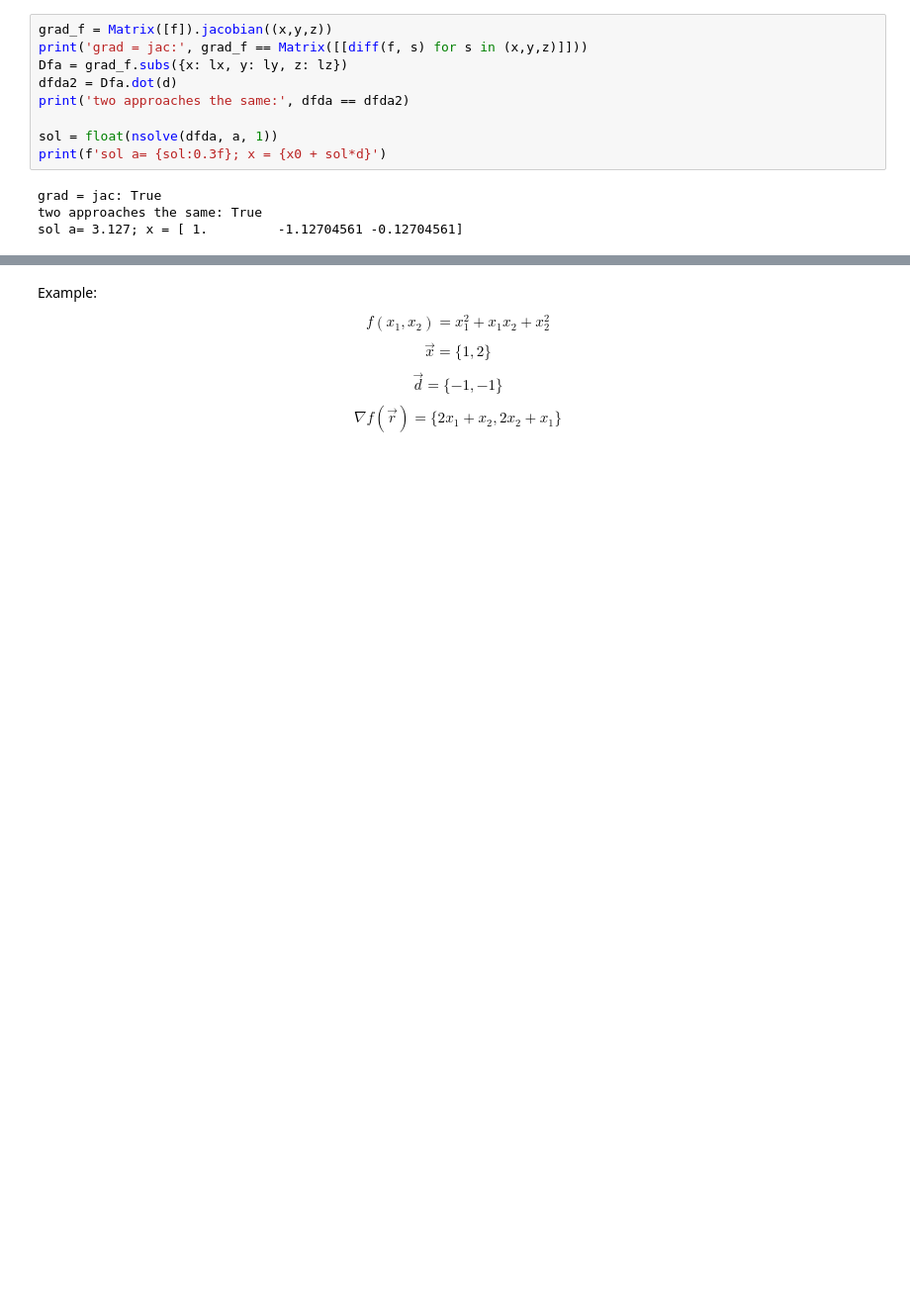
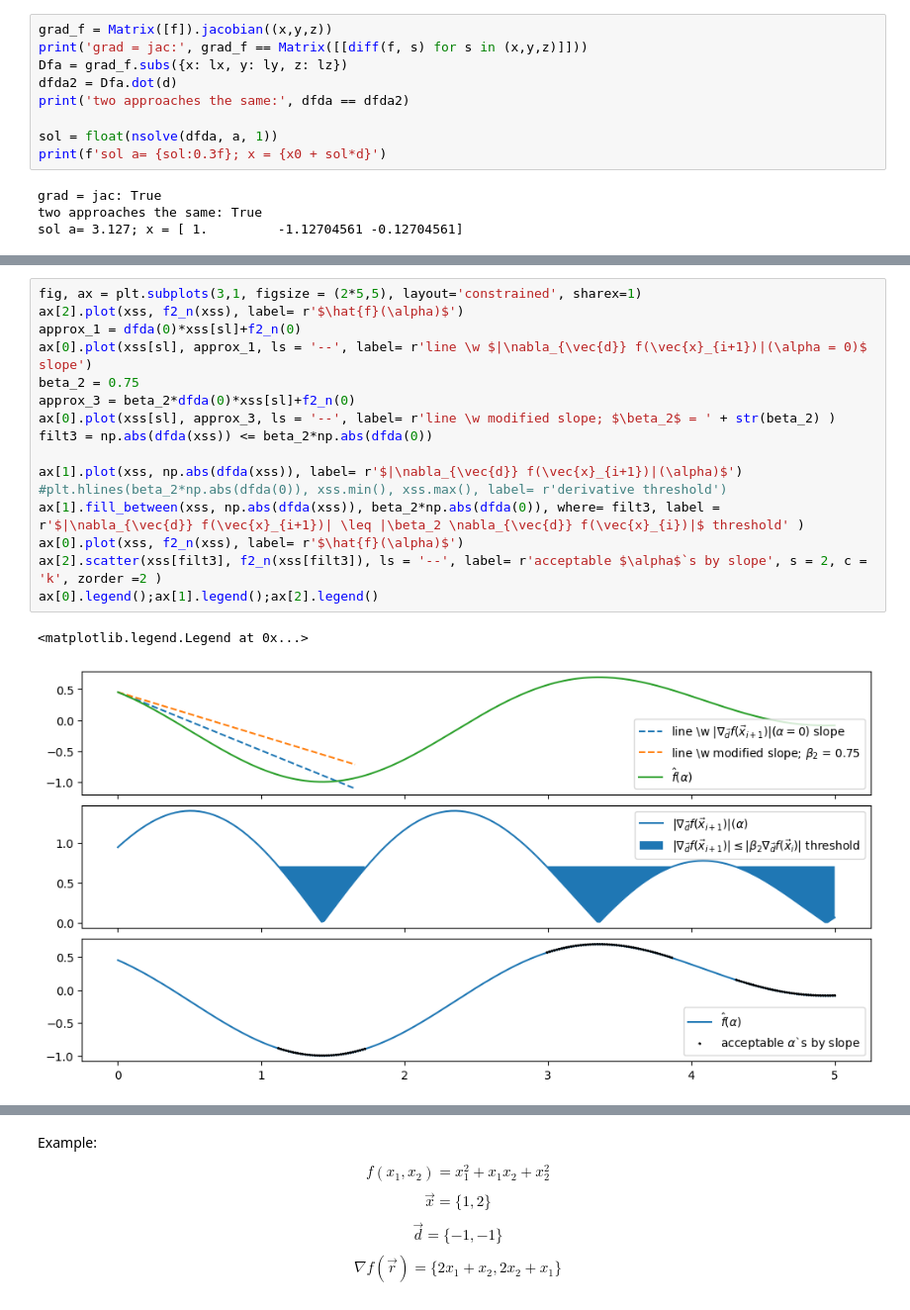
Before and after one commit to ajegorovs/aj_python_tool_lib, a Jupyter notebook: data_processing/optimization/Notes_Line_search.ipynb, the cells around one changed output, grey strips where cells are left out. Shown at 99% size. Drawn from its saved outputs; the diff is of its cells as text; blank space fills up the shorter version.

```diff
--- a/data_processing/optimization/Notes_Line_search.ipynb
+++ b/data_processing/optimization/Notes_Line_search.ipynb
@@ -79,0 +167,19 @@ Where $\nabla_{\vec{d}_{i}} f(\vec{x}_{i})$ is gradient in direction of $\vec{d}
+# %%
+fig, ax = plt.subplots(3,1, figsize = (2*5,5), layout='constrained', sharex=1)
+ax[2].plot(xss, f2_n(xss), label= r'$\hat{f}(\alpha)$')
+approx_1 = dfda(0)*xss[sl]+f2_n(0)
+ax[0].plot(xss[sl], approx_1, ls = '--', label= r'line \w $|\nabla_{\vec{d}} f(\vec{x}_{i+1})|(\alpha = 0)$ slope')
+beta_2 = 0.75
+approx_3 = beta_2*dfda(0)*xss[sl]+f2_n(0)
+ax[0].plot(xss[sl], approx_3, ls = '--', label= r'line \w modified slope; $\beta_2$ = ' + str(beta_2) )
+filt3 = np.abs(dfda(xss)) <= beta_2*np.abs(dfda(0))
+
+ax[1].plot(xss, np.abs(dfda(xss)), label= r'$|\nabla_{\vec{d}} f(\vec{x}_{i+1})|(\alpha)$')
+#plt.hlines(beta_2*np.abs(dfda(0)), xss.min(), xss.max(), label= r'derivative threshold')
+ax[1].fill_between(xss, np.abs(dfda(xss)), beta_2*np.abs(dfda(0)), where= filt3, label = r'$|\nabla_{\vec{d}} f(\vec{x}_{i+1})| \leq |\beta_2 \nabla_{\vec{d}} f(\vec{x}_{i})|$ threshold' )
+ax[0].plot(xss, f2_n(xss), label= r'$\hat{f}(\alpha)$')
+ax[2].scatter(xss[filt3], f2_n(xss[filt3]), ls = '--', label= r'acceptable $\alpha$`s by slope', s = 2, c = 'k', zorder =2 )
+ax[0].legend();ax[1].legend();ax[2].legend()
+# %% [output]
+<matplotlib.legend.Legend at 0x...>
+[figure, added]
```
Also changed, not shown: parts of 12 cells of this notebook, 2 other files.
